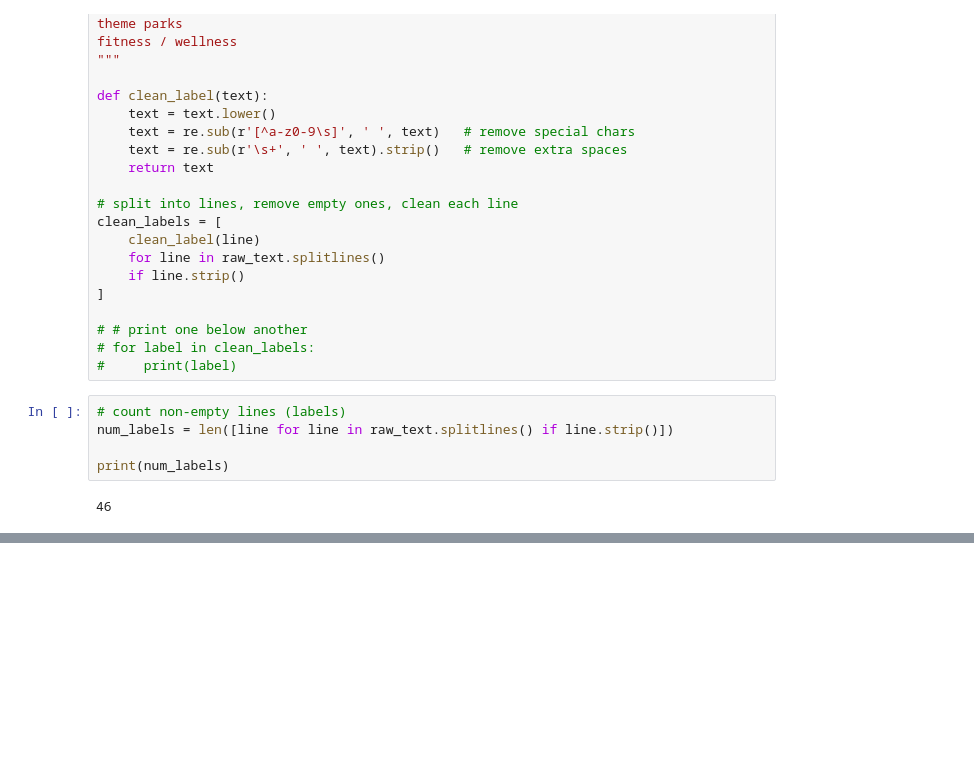
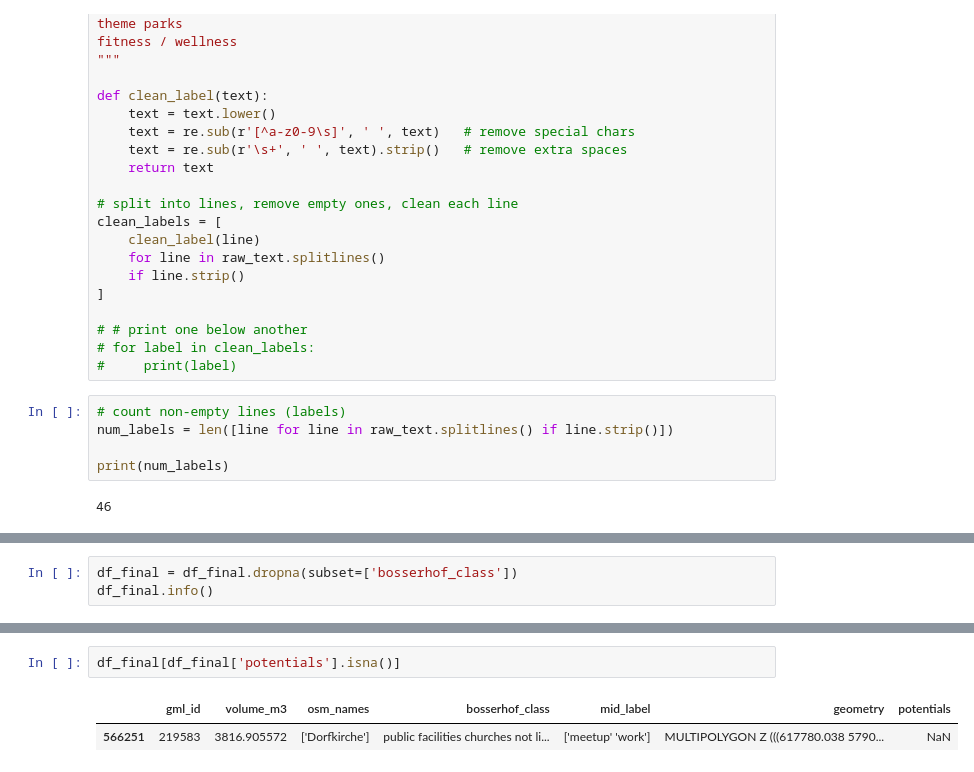
Before and after one commit to TUBS-IVS/Capacity_Calculation-pipeline, a Jupyter notebook: Final-data-processing.ipynb, the cells around one changed output, grey strips where cells are left out. Drawn from its saved outputs; the diff is of its cells as text; blank space fills up the shorter version.

```diff
--- a/Final-data-processing.ipynb
+++ b/Final-data-processing.ipynb
@@ -387,0 +503,3 @@ len(df_final['bosserhof_class'].unique())
+# %%
+df_final = df_final.dropna(subset=['bosserhof_class'])
+df_final.info()
@@ -387,0 +521,5 @@ len(df_final['bosserhof_class'].unique())
+# %%
+df_final[df_final['potentials'].isna()]
+# %% [output]
+|  | gml_id | volume_m3 | osm_names | bosserhof_class | mid_label | geometry | potentials |
+| 566251 | 219583 | 3816.905572 | ['Dorfkirche'] | public facilities churches not li... | ['meetup' 'work'] | MULTIPOLYGON Z (((617780.038 5790... | NaN |
```
Also changed, not shown: parts of 12 cells of this notebook, 1 other file.
